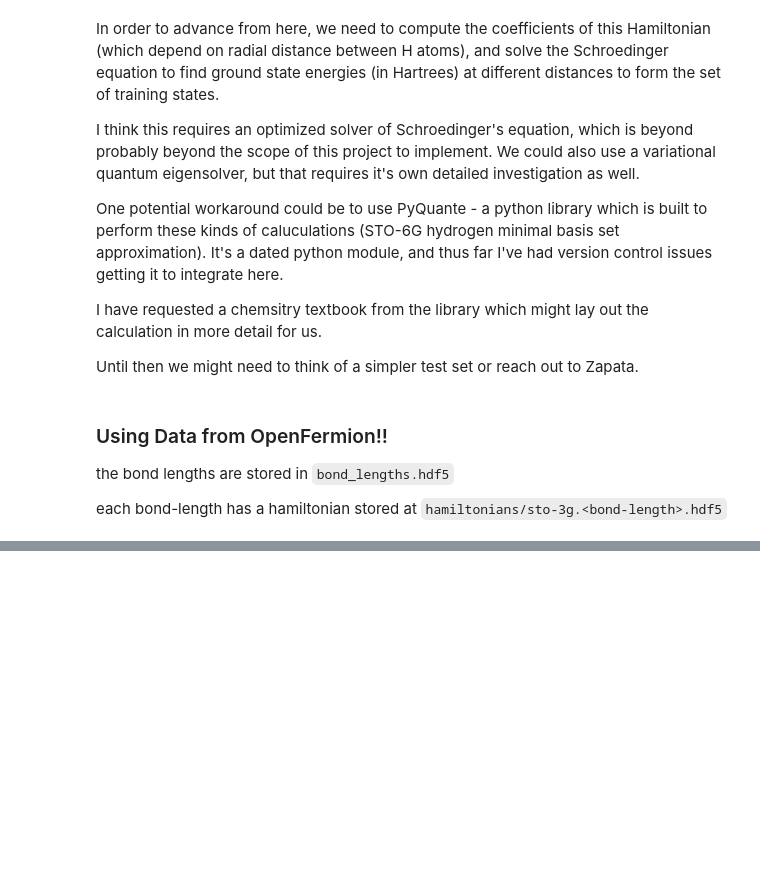
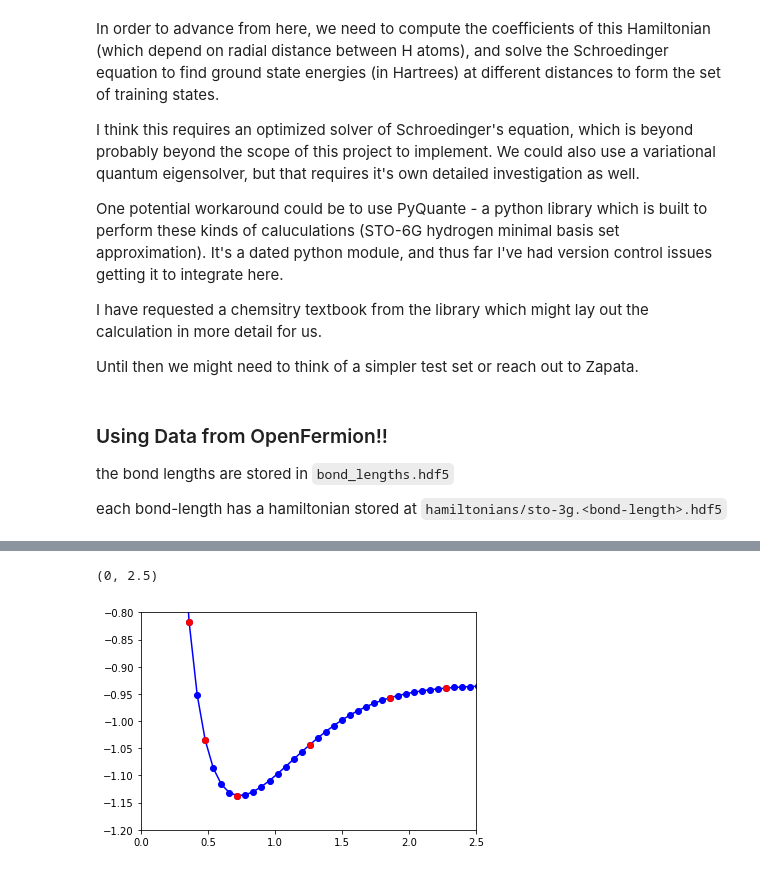
Before and after one commit to jamesbaskerville/PBLT-Quantum-Autoencoder, a Jupyter notebook: PBLT_v1.ipynb, the cells around one changed output, grey strips where cells are left out. Drawn from its saved outputs; the diff is of its cells as text; code cells hidden in the pictures; blank space fills up the shorter version.

Commit message:
kept working on density matrices

```diff
--- a/PBLT_v1.ipynb
+++ b/PBLT_v1.ipynb
@@ -482,8 +507,8 @@ if type(bond_lengths) == type(None):
 else:
     bond_lengths = np.round(bond_lengths, 2)
 # %%
-# dictionary of hamiltonians indexed by bond_length
-hamiltonians = {}
+# list of hamiltonians
+hamiltonians = []
 
 for bond_length in bond_lengths:
     hamiltonian = None
@@ -492,7 +517,6 @@ for bond_length in bond_lengths:
     with h5py.File("hamiltonians/sto-3g.{}.hdf5".format(round(bond_length, 2)), 'r') as f:
         try:
             dset = f['hamiltonian']
-            hamiltonian = np.zeros(dset.shape)
             hamiltonian = dset[()]
             #print(hamiltonian.shape)
             #dset.read_direct(hamiltonian)
@@ -504,4 +528,6 @@ for bond_length in bond_lengths:
         continue
 
     # add hamiltonian to dictionary of hamiltonians
-    hamiltonians[bond_length] = hamiltonian
+    hamiltonians.append(Qobj(hamiltonian))
+
+hamiltonians = np.array(hamiltonians)
@@ -530,0 +534,18 @@ for bond_length in bond_lengths:
+# %%
+def get_groundstate(hamiltonian):
+    return hamiltonian.groundstate()
+groundstatize = np.vectorize(get_groundstate)
+# %%
+# create density matrix dictionary
+groundenergies, groundstates = groundstatize(hamiltonians)
+training_indices = [5, 7, np.argmin(groundenergies), 20, 30, 37]
+# %%
+# plot hydrogen atom bond-length vs. ground-state energies
+# red points are those states selected for training, everything else is for testing
+plt.plot(bond_lengths, groundenergies, 'ob-')
+plt.plot(bond_lengths[training_indices], groundenergies[training_indices], 'or')
+plt.ylim([-1.2, -0.8])
+plt.xlim([0, 2.5])
+# %% [output]
+(0, 2.5)
+[figure, added]
```
Also changed, not shown: parts of 17 cells of this notebook, 5 other files.
